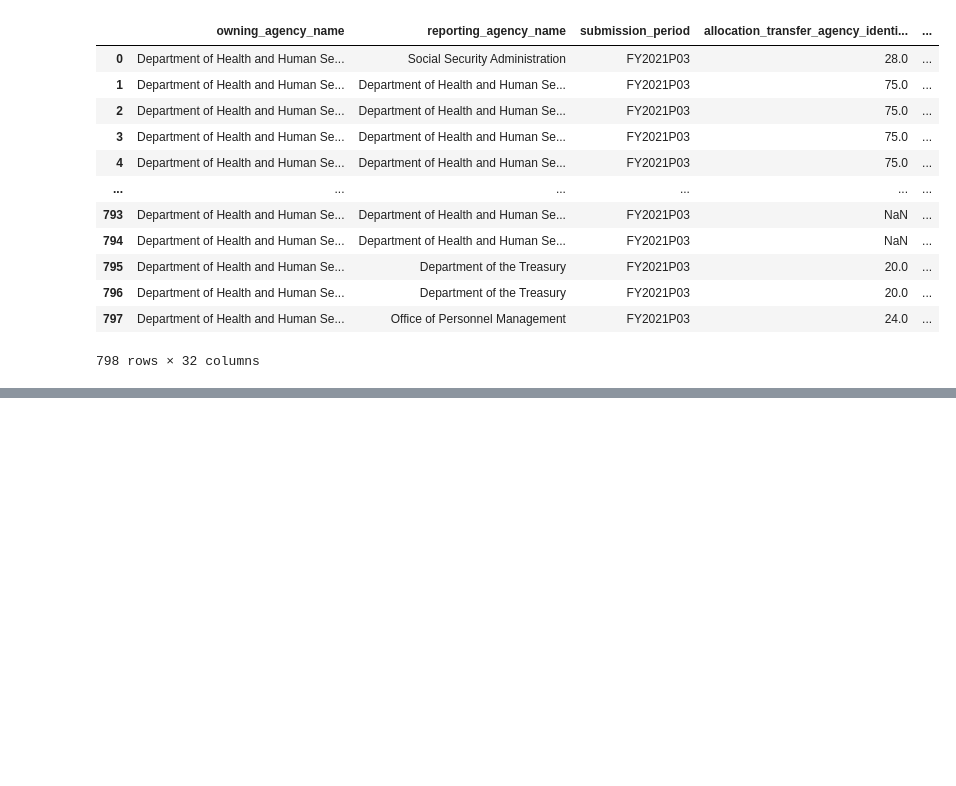
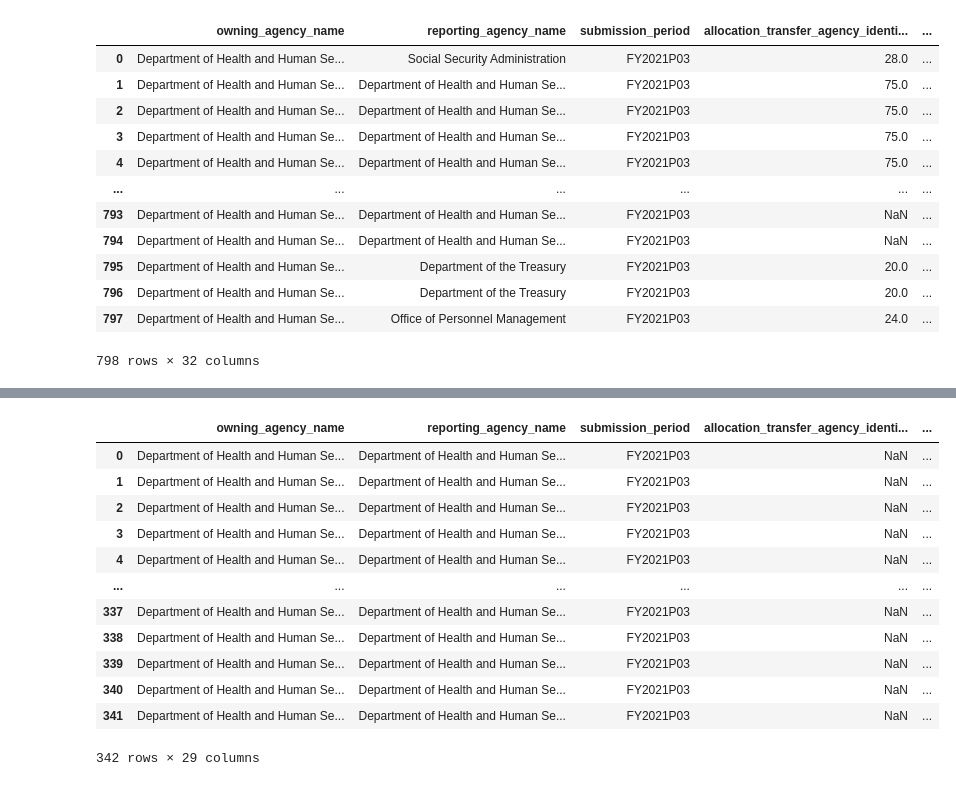
Before and after one commit to uno-sebastian/covid-19-state-spending, a Jupyter notebook: us_spending.ipynb, the cells around one changed output, grey strips where cells are left out. Saved outputs shown, nothing was run; the diff lists cells and outputs as text; code cells hidden in the pictures; blank space fills up the shorter version.

```diff
--- a/us_spending.ipynb
+++ b/us_spending.ipynb
@@ -48,0 +46,16 @@ dataframes[0]
+# %%
+dataframes[2]
+# %% [output]
+|  | owning_agency_name | reporting_agency_name | submission_period | allocation_transfer_agency_identi... | ... |
+| 0 | Department of Health and Human Se... | Department of Health and Human Se... | FY2021P03 | NaN | ... |
+| 1 | Department of Health and Human Se... | Department of Health and Human Se... | FY2021P03 | NaN | ... |
+| 2 | Department of Health and Human Se... | Department of Health and Human Se... | FY2021P03 | NaN | ... |
+| 3 | Department of Health and Human Se... | Department of Health and Human Se... | FY2021P03 | NaN | ... |
+| 4 | Department of Health and Human Se... | Department of Health and Human Se... | FY2021P03 | NaN | ... |
+| ... | ... | ... | ... | ... | ... |
+| 337 | Department of Health and Human Se... | Department of Health and Human Se... | FY2021P03 | NaN | ... |
+| 338 | Department of Health and Human Se... | Department of Health and Human Se... | FY2021P03 | NaN | ... |
+| 339 | Department of Health and Human Se... | Department of Health and Human Se... | FY2021P03 | NaN | ... |
+| 340 | Department of Health and Human Se... | Department of Health and Human Se... | FY2021P03 | NaN | ... |
+| 341 | Department of Health and Human Se... | Department of Health and Human Se... | FY2021P03 | NaN | ... |
+342 rows × 29 columns
```
Also changed, not shown: parts of 3 cells of this notebook, 1 other file.
